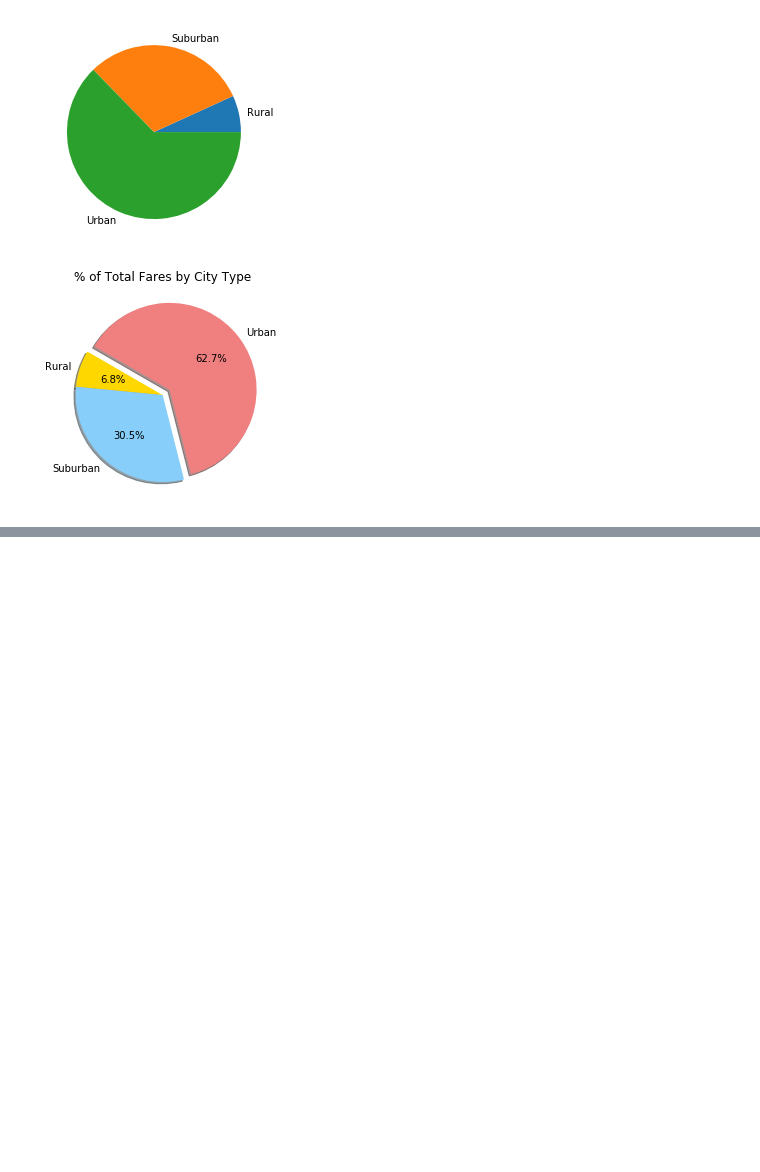
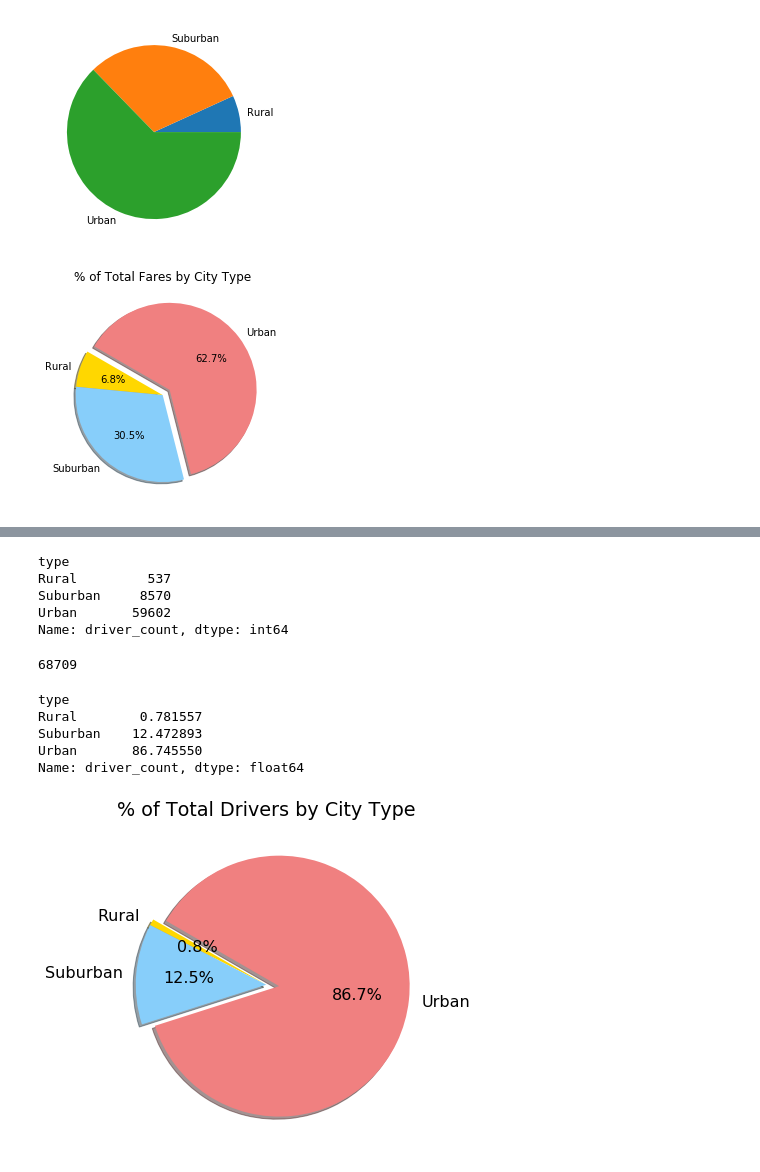
Before and after one commit to ejlaflure/PyBer_Analysis, a Jupyter notebook: PyBer.ipynb, the cells around one changed output, grey strips where cells are left out. Drawn from its saved outputs; the diff is of its cells as text; code cells hidden in the pictures; blank space fills up the shorter version.

```diff
--- a/PyBer.ipynb
+++ b/PyBer.ipynb
@@ -861,0 +906,44 @@ plt.show()
+# %%
+# Get the sum of the drivers for each city type.
+sum_drivers_by_type = pyber_data_df.groupby(["type"]).sum()["driver_count"]
+sum_drivers_by_type
+# %% [output]
+type
+Rural         537
+Suburban     8570
+Urban       59602
+Name: driver_count, dtype: int64
+# %%
+# Get the sum of all the drivers.
+total_drivers = pyber_data_df["driver_count"].sum()
+total_drivers
+# %% [output]
+68709
+# %%
+# Calculate the percentage of drivers for each city type.
+type_percents_drivers = 100 * sum_drivers_by_type / total_drivers
+type_percents_drivers
+# %% [output]
+type
+Rural        0.781557
+Suburban    12.472893
+Urban       86.745550
+Name: driver_count, dtype: float64
+# %%
+# Build Pie Chart for Percent of Total Drivers by City Type
+plt.subplots(figsize=(10, 6))
+plt.pie(type_percents_drivers,
+    labels=["Rural", "Suburban", "Urban"],
+    colors=["gold", "lightskyblue", "lightcoral"],
+    explode=[0, 0, 0.1],
+    autopct='%1.1f%%',
+    shadow=True, startangle=150)
+plt.title("% of Total Drivers by City Type")
+# Change the default font size from 10 to 18.
+mpl.rcParams['font.size'] = 18
+# Save Figure
+plt.savefig("analysis/Fig7.png")
+# Show Figure
+plt.show()
+# %% [output]
+[figure, added]
```
Also changed, not shown: parts of 7 cells of this notebook, 3 other files.
